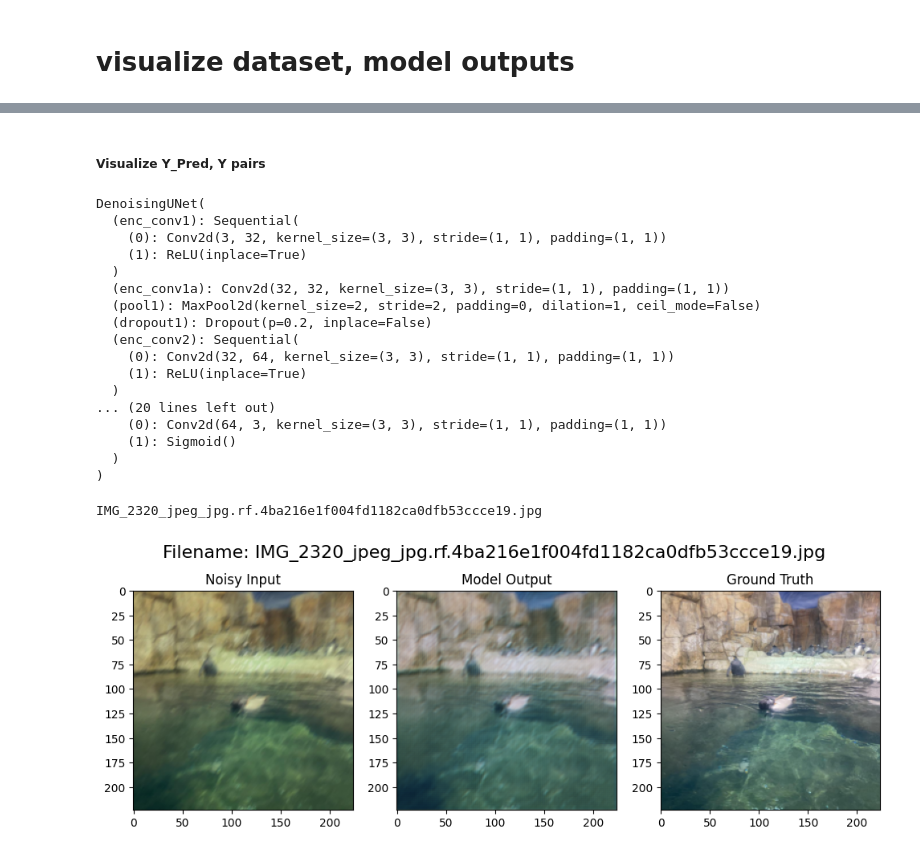
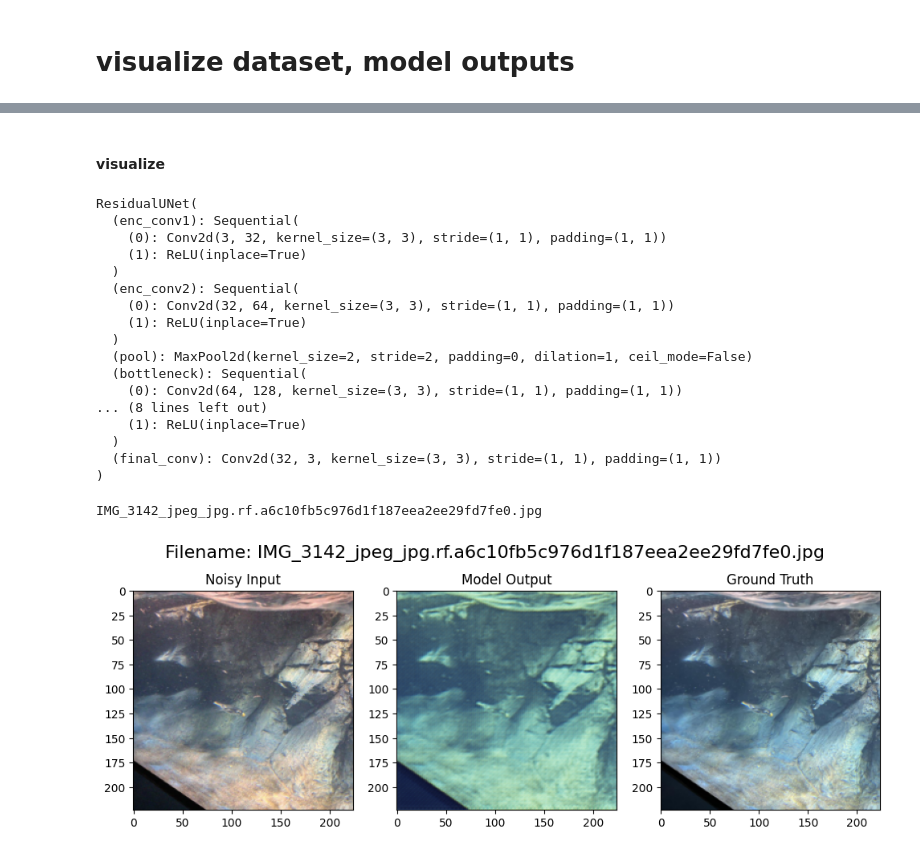
Before and after one commit to ishikaalunawat/cs230_project, a Jupyter notebook: cs230_viveka_denoising/denoising_pipeline.ipynb, the cells around one changed output, grey strips where cells are left out. Cells and saved outputs as stored; diff of their text form; code cells hidden in the pictures.

```diff
--- a/cs230_viveka_denoising/denoising_pipeline.ipynb
+++ b/cs230_viveka_denoising/denoising_pipeline.ipynb
@@ -144,8 +144,6 @@ def unnormalize(img_tensor, mean, std):
     for t, m, s in zip(img_tensor, mean, std):
         t.mul_(s).add_(m)
     return img_tensor
-# %% [markdown]
-##### Visualize Y_Pred, Y pairs
 # %%
 def visualize_output(model, data, device, idx, normalize=True, normalization_mean=[0.5, 0.5, 0.5], normalization_std=[0.5,0.5,0.5]):
     ''' Plots the input, ground truth, and model output of a given ID in the dataset.
@@ -182,33 +180,35 @@ def visualize_output(model, data, device, idx, normalize=True, normalization_mea
     plt.imshow(clean_image.permute(1, 2, 0))
     plt.title("Ground Truth")
     plt.show()
+# %% [markdown]
+#### visualize
 # %%
 model_path = save_path
-model_path = 'saved_models/DenoisingUNet_CombinedLoss/model_weights.pth'
-model_vis = DenoisingUNet()
+#model_path = 'saved_models/DenoisingUNet_CombinedLoss/model_weights.pth'
+model_vis = model
 model_vis.load_state_dict(torch.load(model_path))
 model_vis.eval()
 model_vis.to(device)
 # %% [output]
-DenoisingUNet(
+ResidualUNet(
   (enc_conv1): Sequential(
     (0): Conv2d(3, 32, kernel_size=(3, 3), stride=(1, 1), padding=(1, 1))
     (1): ReLU(inplace=True)
   )
-  (enc_conv1a): Conv2d(32, 32, kernel_size=(3, 3), stride=(1, 1), padding=(1, 1))
-  (pool1): MaxPool2d(kernel_size=2, stride=2, padding=0, dilation=1, ceil_mode=False)
-  (dropout1): Dropout(p=0.2, inplace=False)
   (enc_conv2): Sequential(
     (0): Conv2d(32, 64, kernel_size=(3, 3), stride=(1, 1), padding=(1, 1))
     (1): ReLU(inplace=True)
   )
-... (20 lines left out)
-    (0): Conv2d(64, 3, kernel_size=(3, 3), stride=(1, 1), padding=(1, 1))
-    (1): Sigmoid()
+  (pool): MaxPool2d(kernel_size=2, stride=2, padding=0, dilation=1, ceil_mode=False)
+  (bottleneck): Sequential(
+    (0): Conv2d(64, 128, kernel_size=(3, 3), stride=(1, 1), padding=(1, 1))
+... (8 lines left out)
+    (1): ReLU(inplace=True)
   )
+  (final_conv): Conv2d(32, 3, kernel_size=(3, 3), stride=(1, 1), padding=(1, 1))
 )
 # %%
-visualize_output(model=model_vis, data=train_data, device=device, idx=440, normalize=False)
+visualize_output(model=model_vis, data=train_data, device=device, idx=50, normalize=False)
 # %% [output]
-IMG_2320_jpeg_jpg.rf.4ba216e1f004fd1182ca0dfb53ccce19.jpg
+IMG_3142_jpeg_jpg.rf.a6c10fb5c976d1f187eea2ee29fd7fe0.jpg
-[figure, old version]
+[figure, new version]
```
Also changed, not shown: parts of 10 cells of this notebook, 3 other files.
